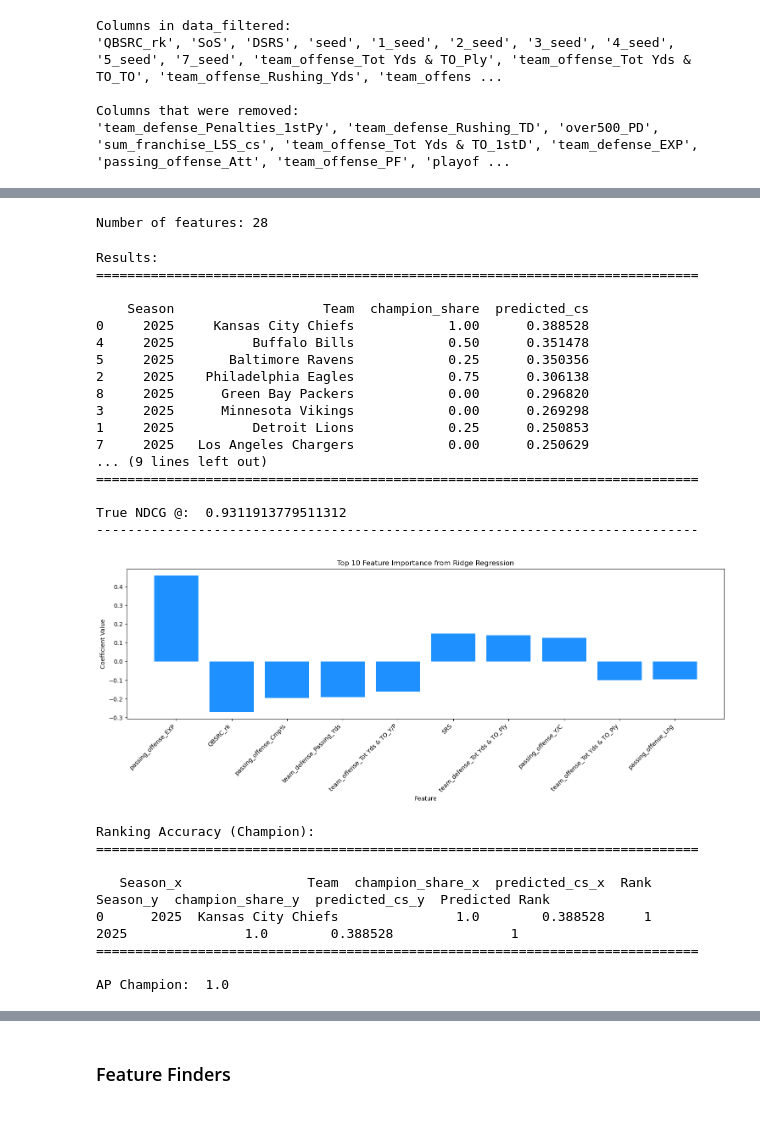
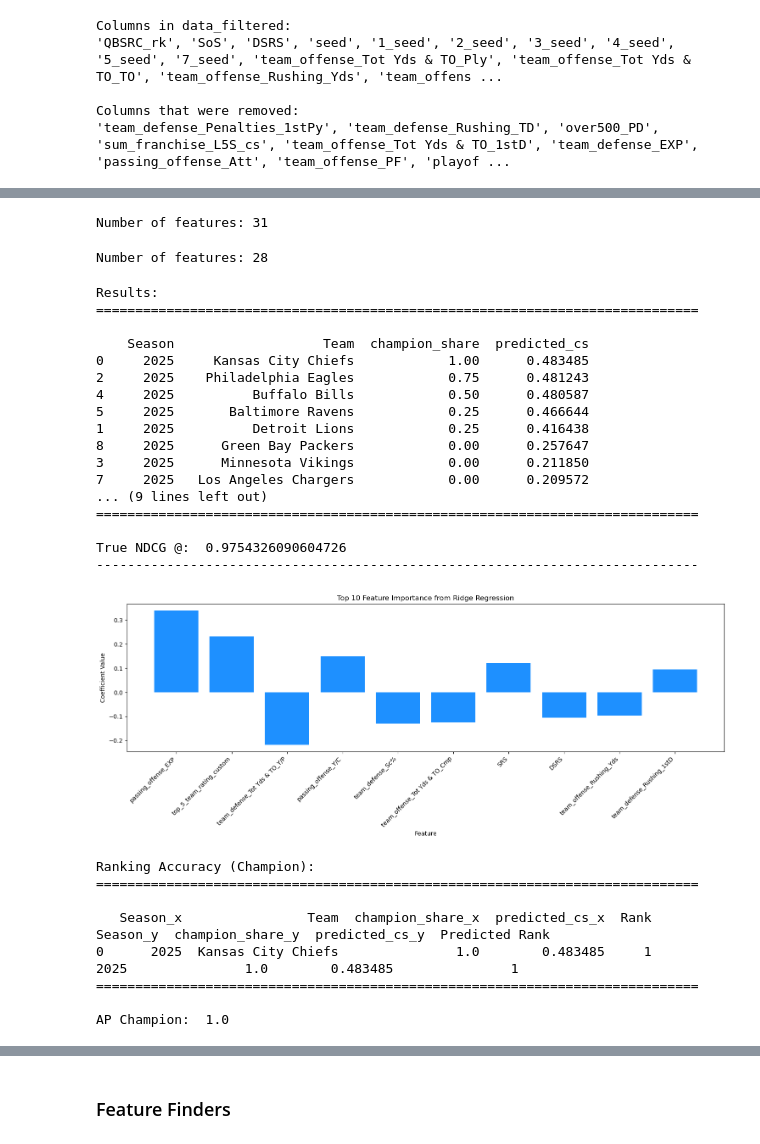
Before and after one commit to allenjake440/NFL_Champion, a Jupyter notebook: nfl_champ_ml.ipynb, the cells around one changed output, grey strips where cells are left out. Saved outputs shown, nothing was run; the diff lists cells and outputs as text; code cells hidden in the pictures.

```diff
--- a/nfl_champ_ml.ipynb
+++ b/nfl_champ_ml.ipynb
@@ -540,9 +518,0 @@ Number of features: 29
-# %%
-features=['team_defense_Tot Yds & TO_Y/P', 'passing_offense_Sk%', 'team_offense_PF', 'passing_offense_Lng', 'top_5_team_rating_custom', 'DSRS', 'SoS', 'team_defense_Passing_Int', 'team_defense_Rushing_1stD', 'team_defense_Passing_Yds', 'sum_games_7pts_or_less', 'passing_offense_G', 'team_offense_Rushing_Yds', 'sum_franchise_L3S_cs', '625_rec', 'sum_opoy_shares', 'passing_offense_EXP', 'team_defense_Sc%', 'team_defense_TO%', 'team_offense_TO%', 'QB_Age', 'SRS', 'passing_offense_Rate', 'SRS_greater_than_1.5_pts', 'passing_offense_GWD', 'team_offense_Tot Yds & TO_Cmp', 'passing_offense_Y/C', '4DAtt']
-
-
-num_features = len(features)
-
-print(f"Number of features: {num_features}")
-# %% [output]
-Number of features: 28
@@ -551,3 +519,40 @@ features = ['team_offense_Tot Yds & TO_Cmp', 'team_defense_Passing_1stD', 'team_
+# %%
+#A
+features = ['passing_offense_TD%', 'passing_offense_G', 'team_offense_Tot Yds & TO_TO', 'passing_offense_Att', 'team_defense_Tot Yds & TO_Cmp', 'team_defense_Passing_1stD', 'team_offense_Tot Yds & TO_Att', 'team_offense_TO%', 'sum_mvp_shares_L4S', 'passing_offense_EXP', 'team_defense_PA', 'team_offense_Passing_Yds', 'team_defense_Passing_Yds', 'rank_team_rating_custom', 'team_defense_Passing_TD', 'passing_offense_Y/C', 'team_defense_Rushing_Y/A', 'SoS', 'top_7_QBSRC', 'passing_offense_Cmp%', 'sum_franchise_L1S_cs']
+
+#B
+features=['passing_offense_Lng', 'team_defense_Tot Yds & TO_Y/P', 'team_defense_Rushing_1stD', 'sum_franchise_L3S_cs', 'SoS', 'team_offense_Rushing_TD', 'passing_offense_Int', 'DSRS', 'team_defense_Tot Yds & TO_Att', 'team_offense_Penalties_Pen', 'team_offense_Rushing_1stD', '40_50+_perc_x_makes', 'rank_team_rating_custom', 'passing_offense_EXP', 'Scoring_FG%', 'team_defense_PA', 'team_defense_Penalties_1stPy', 'team_defense_EXP', 'team_offense_Passing_Yds', 'passing_offense_GWD', 'Scoring_XP%', 'top_5_team_rating_custom', 'passing_offense_NY/A', 'passing_offense_Sk%', 'break_even_over500_PD', 'team_offense_Tot Yds & TO_Ply', 'SRS', 'team_offense_Tot Yds & TO_Yds', 'team_offense_Penalties_Yds']
+
+#C
+features=['team_defense_Tot Yds & TO_Y/P', 'passing_offense_Sk%', 'team_offense_PF', 'passing_offense_Lng', 'top_5_team_rating_custom', 'DSRS', 'SoS', 'team_defense_Passing_Int', 'team_defense_Rushing_1stD', 'team_defense_Passing_Yds', 'sum_games_7pts_or_less', 'passing_offense_G', 'team_offense_Rushing_Yds', 'sum_franchise_L3S_cs', '625_rec', 'sum_opoy_shares', 'passing_offense_EXP', 'team_defense_Sc%', 'team_defense_TO%', 'team_offense_TO%', 'QB_Age', 'SRS', 'passing_offense_Rate', 'SRS_greater_than_1.5_pts', 'passing_offense_GWD', 'team_offense_Tot Yds & TO_Cmp', 'passing_offense_Y/C', '4DAtt']
+
+#D
+features = ['team_offense_Tot Yds & TO_Cmp', 'team_defense_Passing_1stD', 'team_offense_Tot Yds & TO_Ply', 'passing_offense_Y/C', 'SRS', 'sum_franchise_L8S_cs', 'team_offense_Tot Yds & TO_FL', 'team_defense_Passing_Yds', 'SRS_greater_than_1.5_pts', 'team_defense_Rushing_TD', 'team_offense_Penalties_Yds', 'team_defense_Tot Yds & TO_Ply', 'team_offense_Tot Yds & TO_1stD', 'sum_player_L1S_cs', 'QBSRC_rk', 'passing_offense_Lng', 'sum_dpoy_shares_L4S', 'passing_offense_EXP', 'passing_offense_Cmp%', 'team_offense_Tot Yds & TO_Y/P', 'DSRS', 'sum_player_L3S_cs', 'team_offense_Tot Yds & TO_Att']
+
+#F
+features= ['passing_offense_Sk%', 'rank_team_rating_custom', 'team_offense_Penalties_Pen', 'team_offense_Tot Yds & TO_Yds', 'passing_offense_Yds', 'sum_franchise_L3S_cs', '3D%', 'team_offense_Passing_Att', 'team_defense_Passing_NY/A', 'team_offense_EXP', 'team_offense_Tot Yds & TO_FL', 'passing_offense_Rate', 'Scoring_FG%', 'passing_offense_EXP', 'team_offense_Rushing_Y/A', 'team_offense_Rushing_TD', 'RZPct', 'passing_offense_Int%', 'team_defense_PA', '40_50+_perc_x_makes', 'team_defense_Penalties_1stPy']
+# %%
+#if eagles win
+features=['sum_mvp_shares', 'sum_playoff_games','sum_dpoy_shares',
+
+
+    'team_defense_Tot Yds & TO_Y/P', 'passing_offense_Sk%', 'team_offense_PF', 'passing_offense_Lng', 'top_5_team_rating_custom', 'DSRS', 'SoS', 'team_defense_Passing_Int', 'team_defense_Rushing_1stD', 'team_defense_Passing_Yds', 'sum_games_7pts_or_less', 'passing_offense_G', 'team_offense_Rushing_Yds', 'sum_franchise_L3S_cs', '625_rec', 'sum_opoy_shares', 'passing_offense_EXP', 'team_defense_Sc%', 'team_defense_TO%', 'team_offense_TO%', 'QB_Age', 'SRS', 'passing_offense_Rate', 'SRS_greater_than_1.5_pts', 'passing_offense_GWD', 'team_offense_Tot Yds & TO_Cmp', 'passing_offense_Y/C', '4DAtt']
+
+num_features = len(features)
+
+print(f"Number of features: {num_features}")
+# %% [output]
+Number of features: 31
+# %%
+#C
+features=[
+    'team_defense_Tot Yds & TO_Y/P', 'passing_offense_Sk%', 'team_offense_PF', 'passing_offense_Lng', 'top_5_team_rating_custom', 'DSRS', 'SoS', 'team_defense_Passing_Int', 'team_defense_Rushing_1stD', 'team_defense_Passing_Yds', 'sum_games_7pts_or_less', 'passing_offense_G', 'team_offense_Rushing_Yds', 'sum_franchise_L3S_cs', '625_rec', 'sum_opoy_shares', 'passing_offense_EXP', 'team_defense_Sc%', 'team_defense_TO%', 'team_offense_TO%', 'QB_Age', 'SRS', 'passing_offense_Rate', 'SRS_greater_than_1.5_pts', 'passing_offense_GWD', 'team_offense_Tot Yds & TO_Cmp', 'passing_offense_Y/C', '4DAtt']
+
+num_features = len(features)
+
+print(f"Number of features: {num_features}")
+# %% [output]
+Number of features: 28
 # %%
 df = pd.read_csv("NFL Champion RawData.csv")
 df = df.fillna(0)
@@ -606,44 +611,44 @@ ndcg_score_true = calculate_ndcg(frame, k=14)
 
 print("NDCG Scores: ")
 print("=============================================================================\n")
 print("True NDCG @: ", ndcg_score_true)
 print("-----------------------------------------------------------------------------\n")
 
 coefficients = model.coef_
 feature_coefficients = dict(zip(features, coefficients))
 sorted_feature_coefficients = sorted(feature_coefficients.items(), key=lambda x: abs(x[1]), reverse=True)
 
-top_features = sorted_feature_coefficients[:10]
+top_features = sorted_feature_coefficients[:20]
 features_names = [x[0] for x in top_features]
 coeff_values = [x[1] for x in top_features]
 
 plt.figure(figsize=(15, 6))
 plt.bar(features_names, coeff_values, color='dodgerblue')
 plt.title('Top 10 Feature Importance from Ridge Regression')
 plt.ylabel('Coefficient Value')
 plt.xlabel('Feature')
 plt.xticks(rotation=45, ha='right')
 plt.tight_layout()
 plt.show()
 # %% [output]
 Results:
 =============================================================================
 
     Season                   Team  champion_share  predicted_cs
-0     2025     Kansas City Chiefs            1.00      0.388528
-4     2025          Buffalo Bills            0.50      0.351478
-5     2025       Baltimore Ravens            0.25      0.350356
-2     2025    Philadelphia Eagles            0.75      0.306138
-8     2025      Green Bay Packers            0.00      0.296820
-3     2025      Minnesota Vikings            0.00      0.269298
-1     2025          Detroit Lions            0.25      0.250853
-7     2025   Los Angeles Chargers            0.00      0.250629
+0     2025     Kansas City Chiefs            1.00      0.483485
+2     2025    Philadelphia Eagles            0.75      0.481243
+4     2025          Buffalo Bills            0.50      0.480587
+5     2025       Baltimore Ravens            0.25      0.466644
+1     2025          Detroit Lions            0.25      0.416438
+8     2025      Green Bay Packers            0.00      0.257647
+3     2025      Minnesota Vikings            0.00      0.211850
+7     2025   Los Angeles Chargers            0.00      0.209572
 ... (9 lines left out)
 =============================================================================
 
-True NDCG @:  0.9311913779511312
+True NDCG @:  0.9754326090604726
 -----------------------------------------------------------------------------
-[figure, old version]
+[figure, new version]
 # %%
 actual = frame.sort_values("champion_share", ascending=False)
 predicted = frame.sort_values("predicted_cs", ascending=False)
@@ -678,7 +683,7 @@ Ranking Accuracy (Champion):
 =============================================================================
 
    Season_x                Team  champion_share_x  predicted_cs_x  Rank  Season_y  champion_share_y  predicted_cs_y  Predicted Rank
-0      2025  Kansas City Chiefs               1.0        0.388528     1      2025               1.0        0.388528               1
+0      2025  Kansas City Chiefs               1.0        0.483485     1      2025               1.0        0.483485               1
 =============================================================================
 
 AP Champion:  1.0
```
Also changed, not shown: parts of 9 cells of this notebook, 1 other file.
